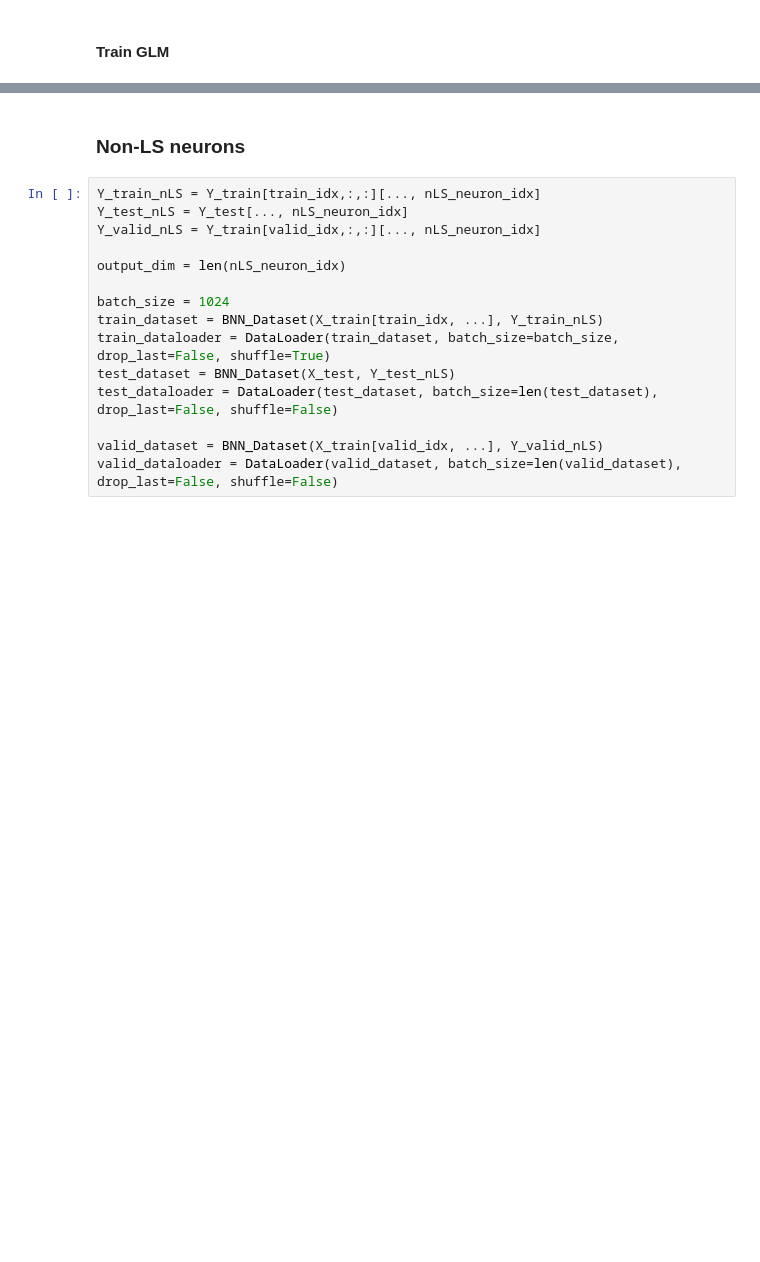
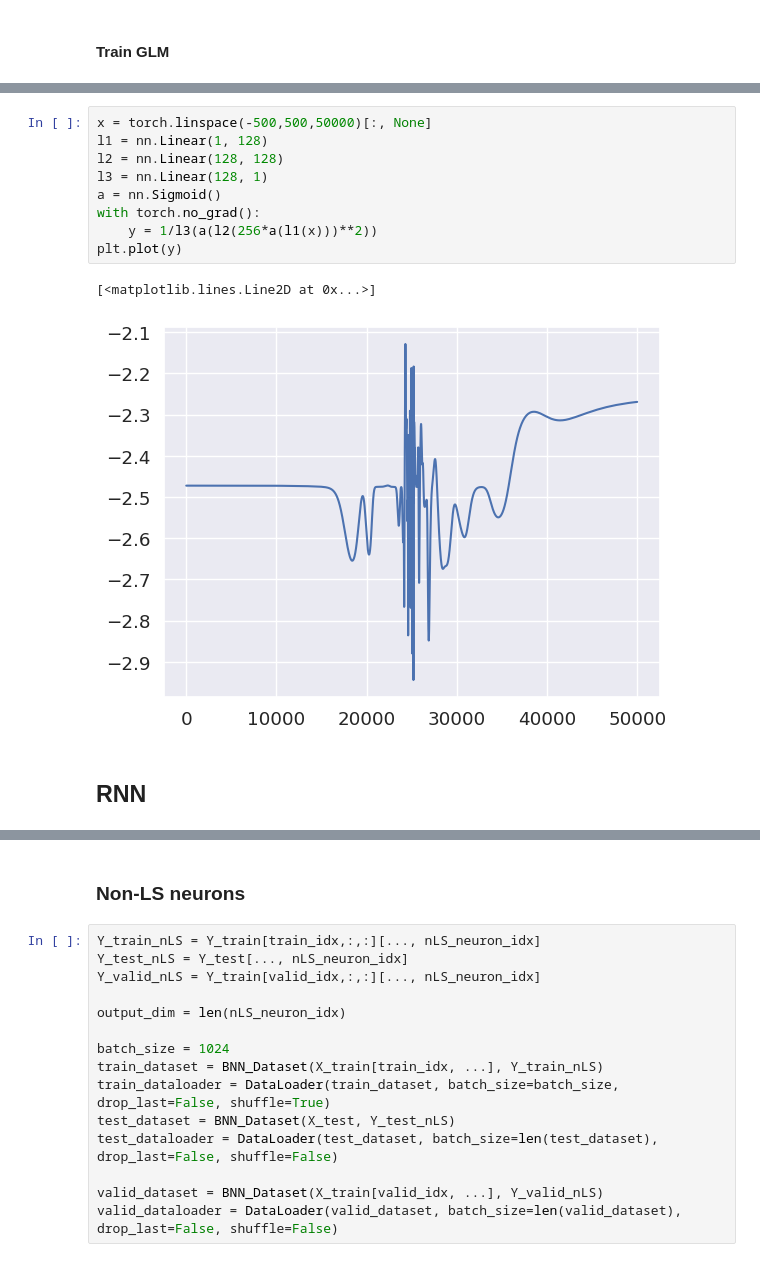
Before and after one commit to cngzlsh/approx_brain, a Jupyter notebook: EB095_stim_zscored.ipynb, the cells around one changed output, grey strips where cells are left out. Drawn from its saved outputs; the diff is of its cells as text; blank space fills up the shorter version.

```diff
--- a/EB095_stim_zscored.ipynb
+++ b/EB095_stim_zscored.ipynb
@@ -538,0 +529,14 @@ plt.show()
+# %%
+x = torch.linspace(-500,500,50000)[:, None]
+l1 = nn.Linear(1, 128)
+l2 = nn.Linear(128, 128)
+l3 = nn.Linear(128, 1)
+a = nn.Sigmoid()
+with torch.no_grad():
+    y = 1/l3(a(l2(256*a(l1(x)))**2))
+plt.plot(y)
+# %% [output]
+[<matplotlib.lines.Line2D at 0x...>]
+[figure, added]
+# %% [markdown]
+## RNN
```
Also changed, not shown: parts of 23 cells of this notebook, 4 other files.
